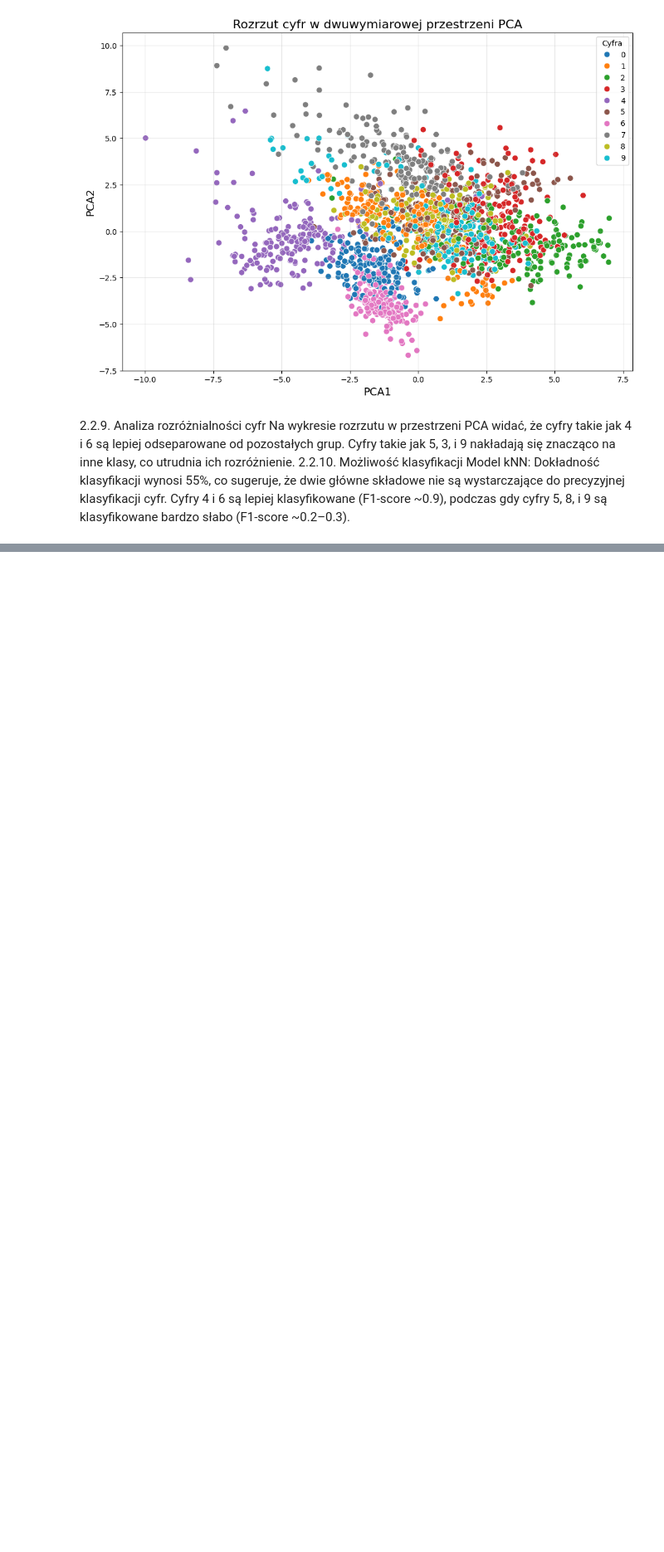
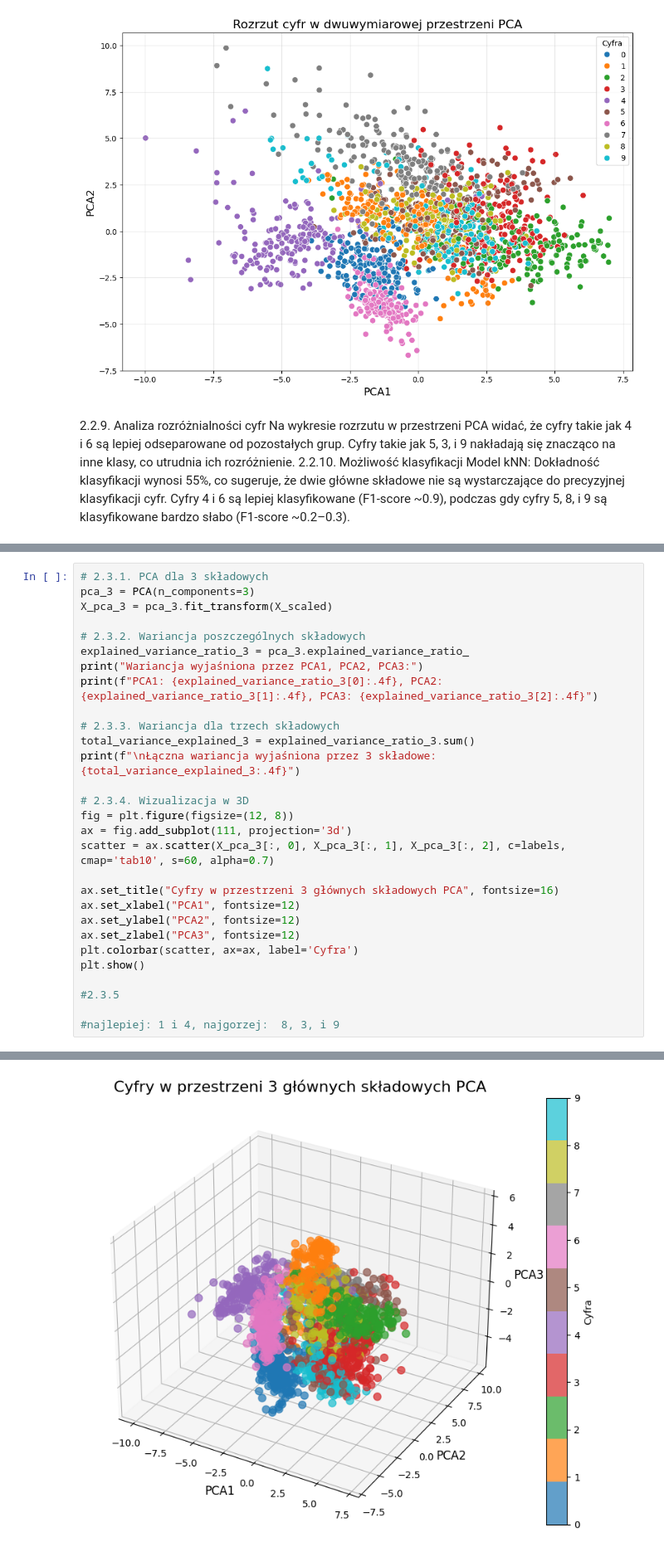
Before and after one commit to maddie84/Lab_Maszynowej_Analizy_Danych, a Jupyter notebook: Lab5/Jazwinska_LMAD_PSI_L5.ipynb, the cells around one changed output, grey strips where cells are left out. Shown at 83% size. Cells and saved outputs as stored; diff of their text form; blank space fills up the shorter version.

```diff
--- a/Lab5/Jazwinska_LMAD_PSI_L5.ipynb
+++ b/Lab5/Jazwinska_LMAD_PSI_L5.ipynb
@@ -454,0 +447,30 @@ ImportError: cannot import name 'KNeighborsClassifier' from 'sklearn.model_selec
+# %%
+# 2.3.1. PCA dla 3 składowych
+pca_3 = PCA(n_components=3)
+X_pca_3 = pca_3.fit_transform(X_scaled)
+
+# 2.3.2. Wariancja poszczególnych składowych
+explained_variance_ratio_3 = pca_3.explained_variance_ratio_
+print("Wariancja wyjaśniona przez PCA1, PCA2, PCA3:")
+print(f"PCA1: {explained_variance_ratio_3[0]:.4f}, PCA2: {explained_variance_ratio_3[1]:.4f}, PCA3: {explained_variance_ratio_3[2]:.4f}")
+
+# 2.3.3. Wariancja dla trzech składowych
+total_variance_explained_3 = explained_variance_ratio_3.sum()
+print(f"\nŁączna wariancja wyjaśniona przez 3 składowe: {total_variance_explained_3:.4f}")
+
+# 2.3.4. Wizualizacja w 3D
+fig = plt.figure(figsize=(12, 8))
+ax = fig.add_subplot(111, projection='3d')
+scatter = ax.scatter(X_pca_3[:, 0], X_pca_3[:, 1], X_pca_3[:, 2], c=labels, cmap='tab10', s=60, alpha=0.7)
+
+ax.set_title("Cyfry w przestrzeni 3 głównych składowych PCA", fontsize=16)
+ax.set_xlabel("PCA1", fontsize=12)
+ax.set_ylabel("PCA2", fontsize=12)
+ax.set_zlabel("PCA3", fontsize=12)
+plt.colorbar(scatter, ax=ax, label='Cyfra')
+plt.show()
+
+#2.3.5
+
+#najlepiej: 1 i 4, najgorzej:  8, 3, i 9
+# %% [output]
@@ -454,0 +481 @@ ImportError: cannot import name 'KNeighborsClassifier' from 'sklearn.model_selec
+[figure, added]
```
Also changed, not shown: parts of 5 cells of this notebook.
